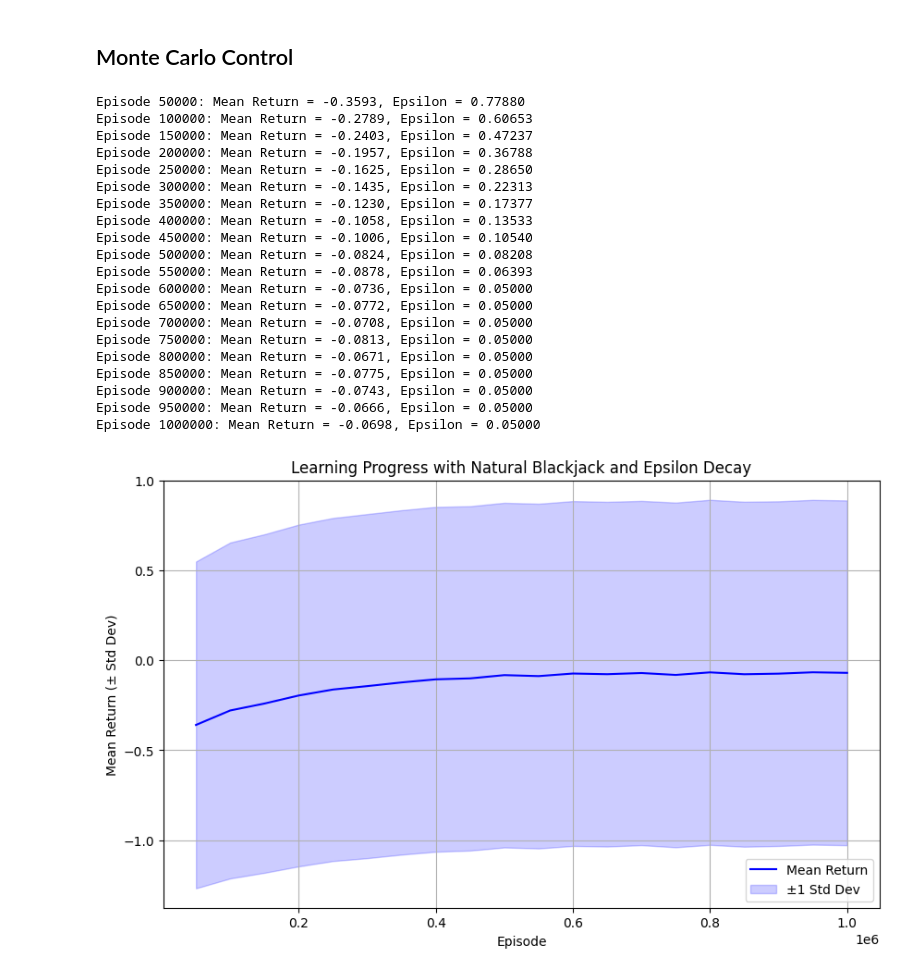
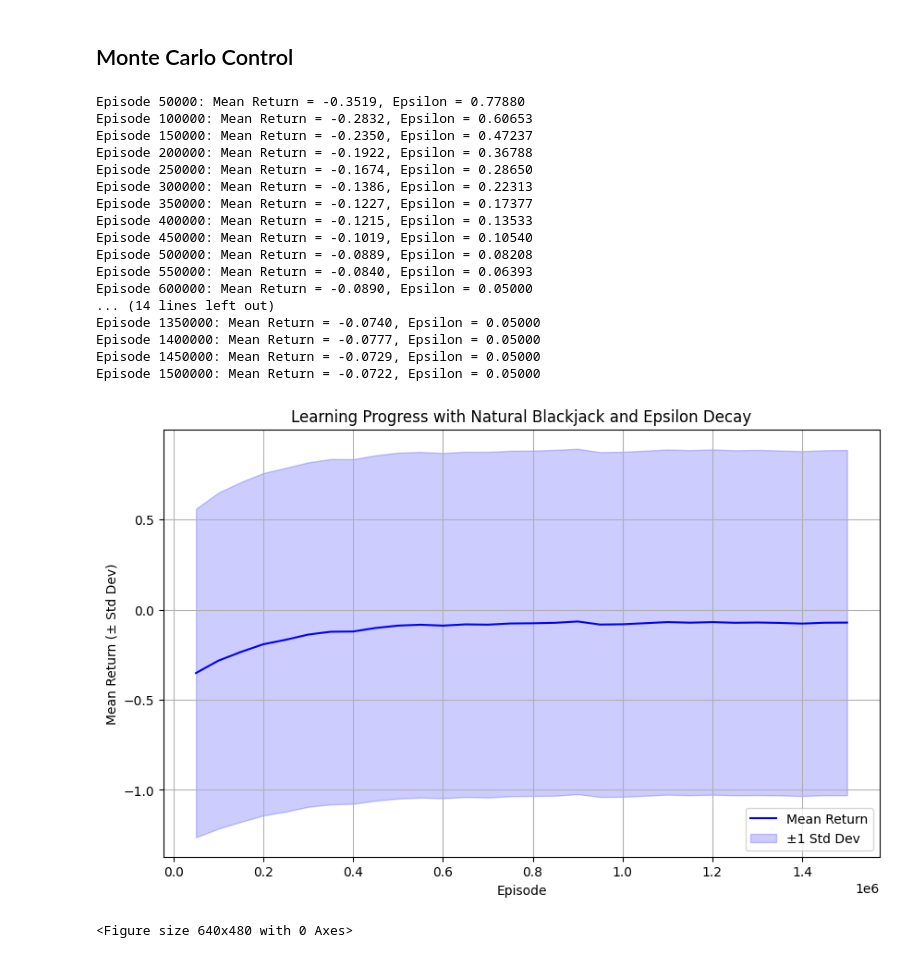
Before and after one commit to DennisToma/AdvancedRL_Ex1, a Jupyter notebook: black_jack_rl.ipynb, the cells around one changed output. Cells and saved outputs as stored; diff of their text form; code cells hidden in the pictures.

Commit message:
update readme and graph

```diff
--- a/black_jack_rl.ipynb
+++ b/black_jack_rl.ipynb
@@ -146,7 +146,7 @@ def policy(state, epsilon):
         return np.random.choice(best_actions)
 
 # Hyperparameters
-num_episodes = 1000000
+num_episodes = 1500000
 initial_epsilon = 1.0  # Start with high exploration
 min_epsilon = 0.05     # Minimum exploration rate
 epsilon_decay = 0.999995  # Decay rate
@@ -188,51 +188,51 @@ for episode in range(1, num_episodes + 1):
     # Decay epsilon after each episode
     if epsilon > min_epsilon:
         epsilon *= epsilon_decay
     else:
         epsilon = min_epsilon
 
     # Track mean return every batch_size episodes
     if episode % batch_size == 0:
         mean_return = np.mean(total_rewards[-batch_size:])
         mean_returns.append(mean_return)
         print(f"Episode {episode}: Mean Return = {mean_return:.4f}, Epsilon = {epsilon:.5f}")
 
 # Calculate mean and standard deviation of returns for plotting
 mean_returns = [np.mean(total_rewards[i - batch_size:i]) for i in range(batch_size, num_episodes + 1, batch_size)]
 stddev_returns = [np.std(total_rewards[i - batch_size:i]) for i in range(batch_size, num_episodes + 1, batch_size)]
 
 plt.figure(figsize=(10, 6))
 plt.plot(range(batch_size, num_episodes + 1, batch_size), mean_returns, label='Mean Return', color='blue')
 plt.fill_between(range(batch_size, num_episodes + 1, batch_size),
                  np.array(mean_returns) - np.array(stddev_returns),
                  np.array(mean_returns) + np.array(stddev_returns),
                  color='blue', alpha=0.2, label='±1 Std Dev')
 
 plt.xlabel('Episode')
 plt.ylabel('Mean Return (± Std Dev)')
 plt.title('Learning Progress with Natural Blackjack and Epsilon Decay')
 plt.legend()
 plt.grid(True)
 plt.show()
+# save the last graph
+plt.savefig('black_jack_rl_graph_v2.png')
 # %% [output]
-Episode 50000: Mean Return = -0.3593, Epsilon = 0.77880
-Episode 100000: Mean Return = -0.2789, Epsilon = 0.60653
-Episode 150000: Mean Return = -0.2403, Epsilon = 0.47237
-Episode 200000: Mean Return = -0.1957, Epsilon = 0.36788
-Episode 250000: Mean Return = -0.1625, Epsilon = 0.28650
-Episode 300000: Mean Return = -0.1435, Epsilon = 0.22313
-Episode 350000: Mean Return = -0.1230, Epsilon = 0.17377
-Episode 400000: Mean Return = -0.1058, Epsilon = 0.13533
-Episode 450000: Mean Return = -0.1006, Epsilon = 0.10540
-Episode 500000: Mean Return = -0.0824, Epsilon = 0.08208
-Episode 550000: Mean Return = -0.0878, Epsilon = 0.06393
-Episode 600000: Mean Return = -0.0736, Epsilon = 0.05000
-Episode 650000: Mean Return = -0.0772, Epsilon = 0.05000
-Episode 700000: Mean Return = -0.0708, Epsilon = 0.05000
-Episode 750000: Mean Return = -0.0813, Epsilon = 0.05000
-Episode 800000: Mean Return = -0.0671, Epsilon = 0.05000
-Episode 850000: Mean Return = -0.0775, Epsilon = 0.05000
-Episode 900000: Mean Return = -0.0743, Epsilon = 0.05000
-Episode 950000: Mean Return = -0.0666, Epsilon = 0.05000
-Episode 1000000: Mean Return = -0.0698, Epsilon = 0.05000
+Episode 50000: Mean Return = -0.3519, Epsilon = 0.77880
+Episode 100000: Mean Return = -0.2832, Epsilon = 0.60653
+Episode 150000: Mean Return = -0.2350, Epsilon = 0.47237
+Episode 200000: Mean Return = -0.1922, Epsilon = 0.36788
+Episode 250000: Mean Return = -0.1674, Epsilon = 0.28650
+Episode 300000: Mean Return = -0.1386, Epsilon = 0.22313
+Episode 350000: Mean Return = -0.1227, Epsilon = 0.17377
+Episode 400000: Mean Return = -0.1215, Epsilon = 0.13533
+Episode 450000: Mean Return = -0.1019, Epsilon = 0.10540
+Episode 500000: Mean Return = -0.0889, Epsilon = 0.08208
+Episode 550000: Mean Return = -0.0840, Epsilon = 0.06393
+Episode 600000: Mean Return = -0.0890, Epsilon = 0.05000
+... (14 lines left out)
+Episode 1350000: Mean Return = -0.0740, Epsilon = 0.05000
+Episode 1400000: Mean Return = -0.0777, Epsilon = 0.05000
+Episode 1450000: Mean Return = -0.0729, Epsilon = 0.05000
+Episode 1500000: Mean Return = -0.0722, Epsilon = 0.05000
-[figure, old version]
+[figure, new version]
+<Figure size 640x480 with 0 Axes>
```
Also changed, not shown: parts of 1 cell of this notebook, 1 other file.
